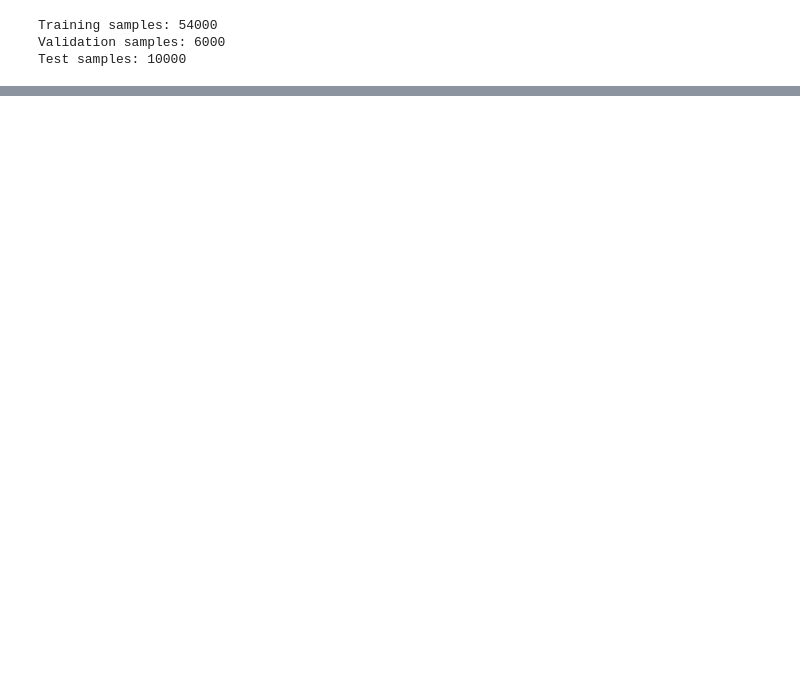
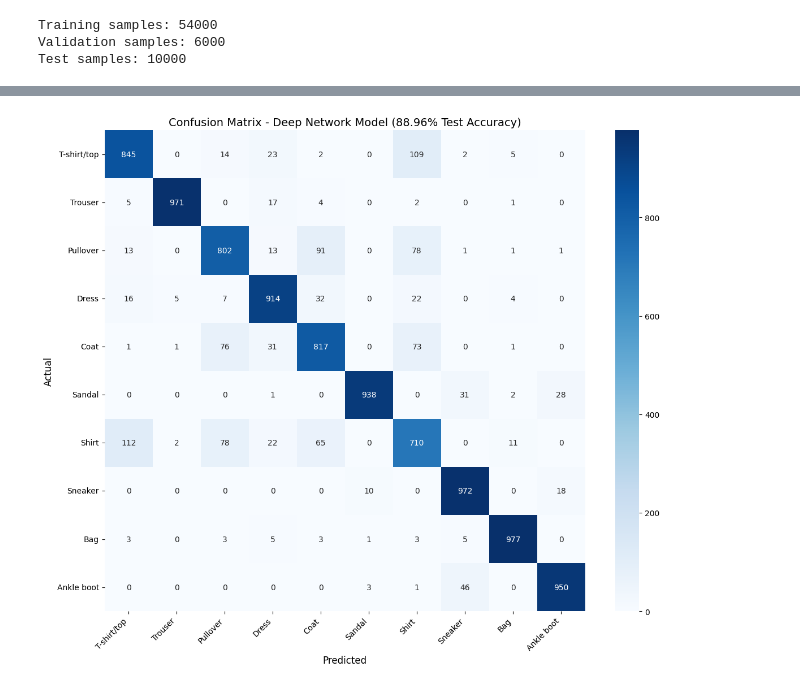
Before and after one commit to bing-er/mini-project-4, a Jupyter notebook: notebooks/fashion_classifier.ipynb, the cells around one changed output, grey strips where cells are left out. Drawn from its saved outputs; the diff is of its cells as text; code cells hidden in the pictures; blank space fills up the shorter version.

Commit message:
Updated README.md plots notebook

```diff
--- a/notebooks/fashion_classifier.ipynb
+++ b/notebooks/fashion_classifier.ipynb
@@ -291,0 +323,95 @@ Epoch 12/15
+# %%
+# Generate Confusion Matrix for Deep Network
+print("="*60)
+print("CONFUSION MATRIX - DEEP NETWORK MODEL (88.96%)")
+print("="*60)
+
+from src.utils import get_data_loaders, get_class_names
+
+# Load data loaders
+train_loader, val_loader, test_loader = get_data_loaders(batch_size=64)
+
+print("✅ Data loaders created!")
+print(f"Training samples: {len(train_loader.dataset)}")
+print(f"Validation samples: {len(val_loader.dataset)}")
+print(f"Test samples: {len(test_loader.dataset)}")
+print(f"\nClasses: {class_names}")
+
+# Get all predictions from Deep Network model
+model_deep.eval()
+all_preds_deep = []
+all_labels_deep = []
+
+with torch.no_grad():
+    for images, labels in test_loader:
+        images = images.to(device)
+        outputs = model_deep(images)
+        _, preds = torch.max(outputs, 1)
+        all_preds_deep.extend(preds.cpu().numpy())
+        all_labels_deep.extend(labels.numpy())
+
+# Create confusion matrix
+cm_deep = confusion_matrix(all_labels_deep, all_preds_deep)
+class_names = get_class_names()
+
+# Calculate accuracy
+deep_accuracy = 100 * np.mean(np.array(all_labels_deep) == np.array(all_preds_deep))
+print(f"\nDeep Network Test Accuracy: {deep_accuracy:.2f}%")
+
+# Plot
+plt.figure(figsize=(12, 10))
+sns.heatmap(cm_deep, annot=True, fmt='d', cmap='Blues',
+            xticklabels=class_names,
+            yticklabels=class_names)
+plt.xlabel('Predicted', fontsize=12)
+plt.ylabel('Actual', fontsize=12)
+plt.title(f'Confusion Matrix - Deep Network Model ({deep_accuracy:.2f}% Test Accuracy)', fontsize=14)
+plt.xticks(rotation=45, ha='right')
+plt.yticks(rotation=0)
+plt.tight_layout()
+plt.savefig('../results/confusion_matrix_deep_network.png', dpi=300, bbox_inches='tight')
+plt.show()
+
+# Classification report
+print("\n" + "="*60)
+print("PER-CLASS PERFORMANCE (Deep Network)")
+print("="*60)
+print(classification_report(all_labels_deep, all_preds_deep, target_names=class_names))
+
+# Most confused pairs
+print("\n" + "="*60)
+print("TOP 10 MOST CONFUSED PAIRS")
+print("="*60)
+
+errors = []
+for i in range(10):
+    for j in range(10):
+        if i != j and cm_deep[i, j] > 0:
+            errors.append((cm_deep[i, j], class_names[i], class_names[j]))
+
+errors.sort(reverse=True)
+
+for count, true_class, pred_class in errors[:10]:
+    # Determine business impact
+    high_cost_pairs = [
+        ('T-shirt/top', 'Shirt'), ('Shirt', 'T-shirt/top'),
+        ('Pullover', 'Coat'), ('Coat', 'Pullover'),
+        ('Sandal', 'Sneaker'), ('Sneaker', 'Sandal')
+    ]
+    medium_cost_pairs = [
+        ('Sneaker', 'Ankle boot'), ('Ankle boot', 'Sneaker')
+    ]
+
+    if (true_class, pred_class) in high_cost_pairs:
+        impact = "HIGH"
+    elif (true_class, pred_class) in medium_cost_pairs:
+        impact = "MEDIUM"
+    else:
+        impact = "LOW"
+
+    print(f"{count:3d} errors: {true_class:15s} → {pred_class:15s} [Business Impact: {impact}]")
+
+total_misclassified = len(all_labels_deep) - int(deep_accuracy/100 * len(all_labels_deep))
+print(f"\nTotal misclassifications: {total_misclassified} out of {len(all_labels_deep)}")
+print(f"Error rate: {100 - deep_accuracy:.2f}%")
+# %% [output]
@@ -291,0 +432 @@ Epoch 12/15
+[figure, added]
```
Also changed, not shown: parts of 17 cells of this notebook, 9 other files.
